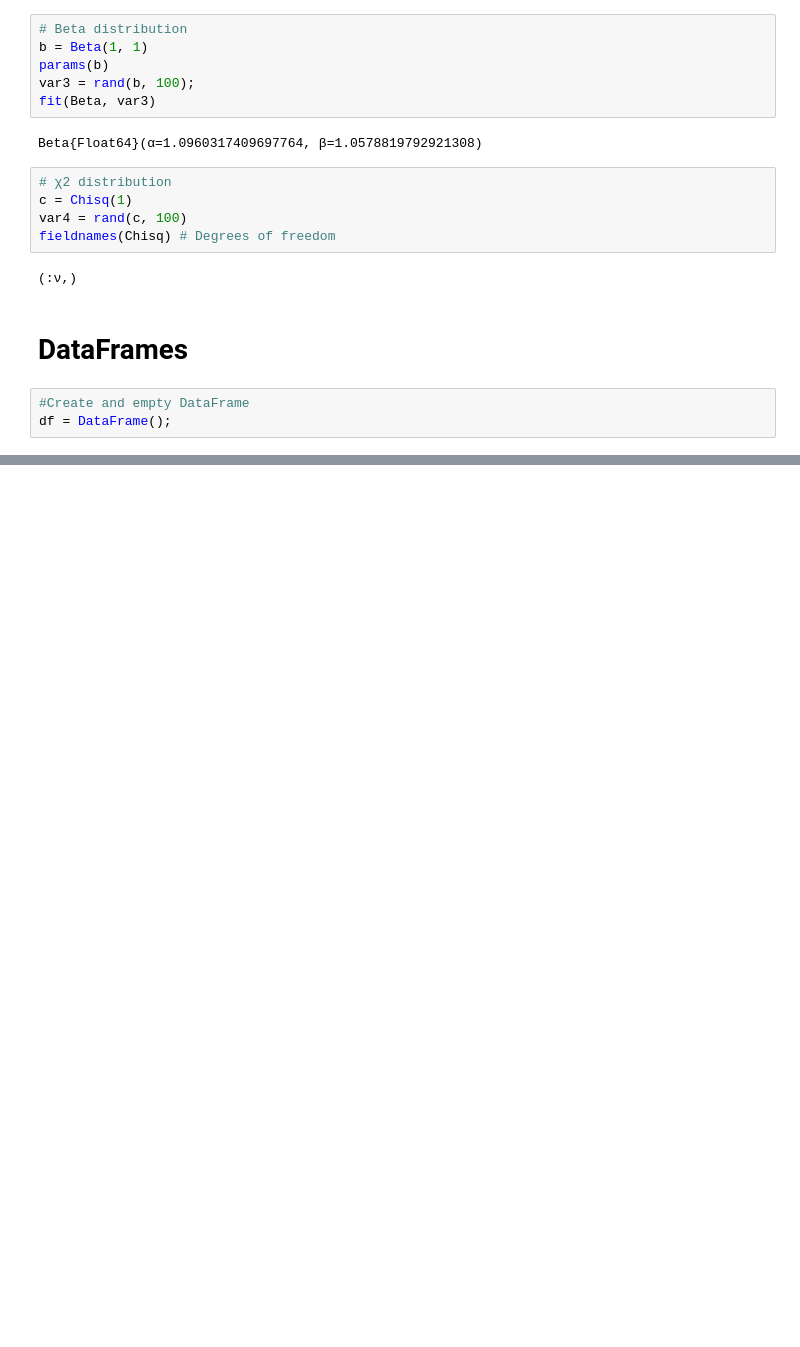
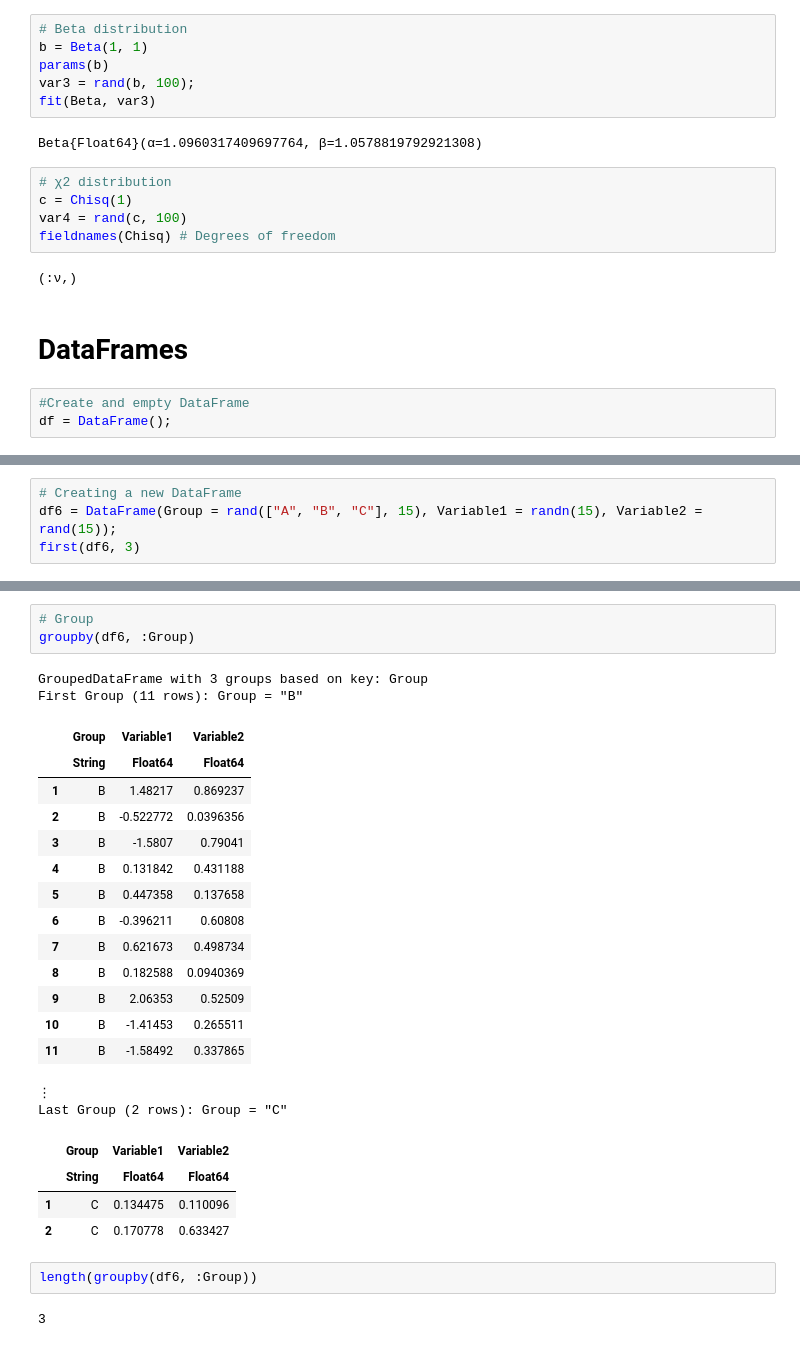
Before and after one commit to lordtt13/Julia-products, a Jupyter notebook: Data.ipynb, the cells around one changed output, grey strips where cells are left out. Cells and saved outputs as stored; diff of their text form; blank space fills up the shorter version.

```diff
--- a/Data.ipynb
+++ b/Data.ipynb
@@ -128,0 +304,4 @@ df2[:, [:A, :C]]
+# %%
+# Creating a new DataFrame
+df6 = DataFrame(Group = rand(["A", "B", "C"], 15), Variable1 = randn(15), Variable2 = rand(15));
+first(df6, 3)
@@ -128,0 +346,29 @@ df2[:, [:A, :C]]
+# %%
+# Group
+groupby(df6, :Group)
+# %% [output]
+GroupedDataFrame with 3 groups based on key: Group
+First Group (11 rows): Group = "B"
+|  | Group | Variable1 | Variable2 |
+|  | String | Float64 | Float64 |
+| 1 | B | 1.48217 | 0.869237 |
+| 2 | B | -0.522772 | 0.0396356 |
+| 3 | B | -1.5807 | 0.79041 |
+| 4 | B | 0.131842 | 0.431188 |
+| 5 | B | 0.447358 | 0.137658 |
+| 6 | B | -0.396211 | 0.60808 |
+| 7 | B | 0.621673 | 0.498734 |
+| 8 | B | 0.182588 | 0.0940369 |
+| 9 | B | 2.06353 | 0.52509 |
+| 10 | B | -1.41453 | 0.265511 |
+| 11 | B | -1.58492 | 0.337865 |
+⋮
+Last Group (2 rows): Group = "C"
+|  | Group | Variable1 | Variable2 |
+|  | String | Float64 | Float64 |
+| 1 | C | 0.134475 | 0.110096 |
+| 2 | C | 0.170778 | 0.633427 |
+# %%
+length(groupby(df6, :Group))
+# %% [output]
+3
```
Also changed, not shown: parts of 34 cells of this notebook.
